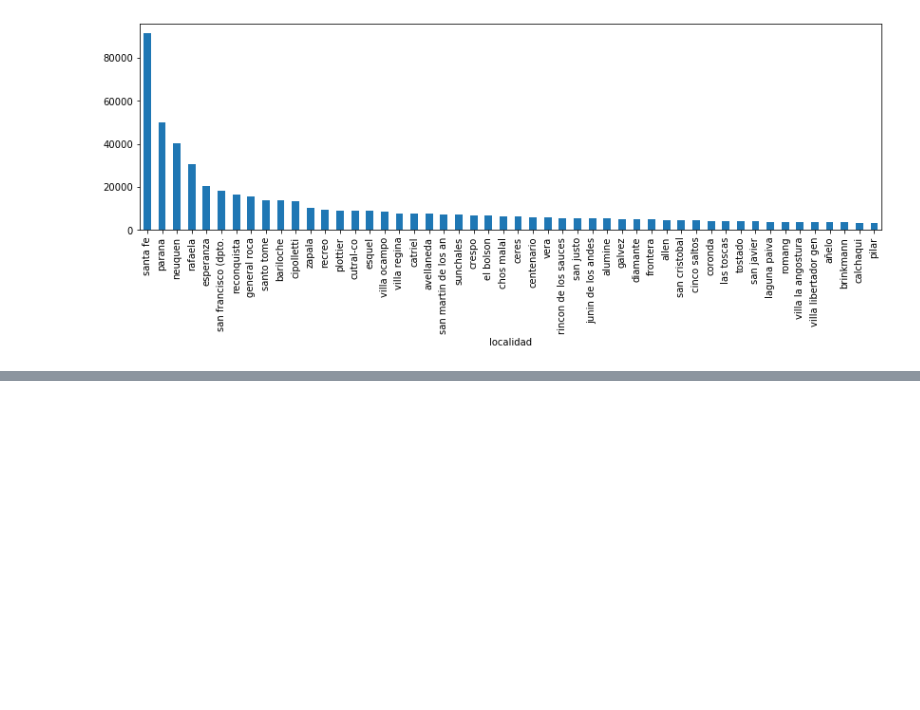
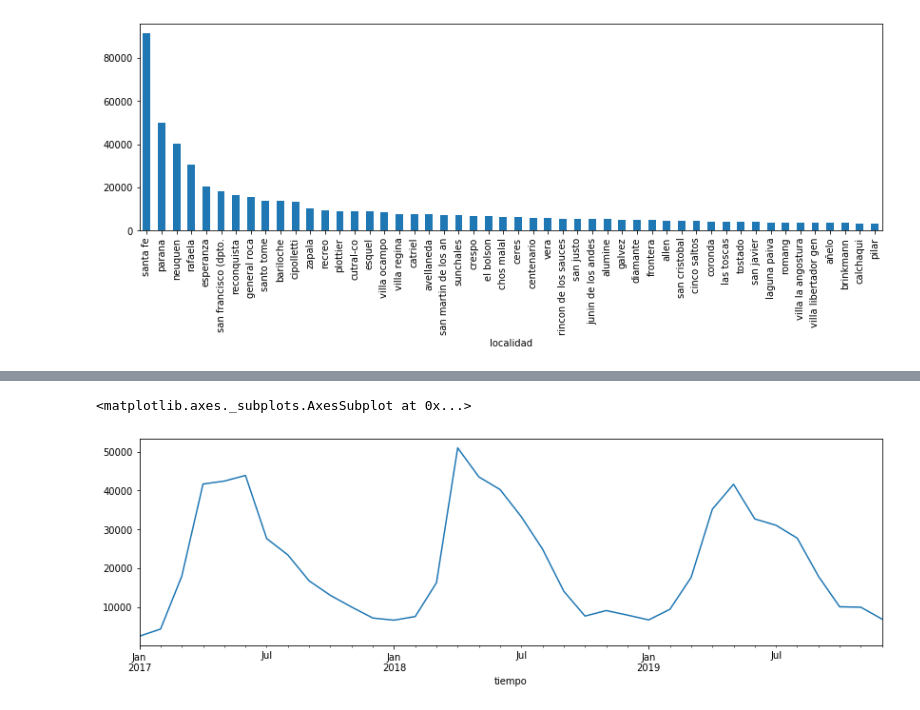
Before and after one commit to coldwhitewinters/LV, a Jupyter notebook: notebooks/exploracion.ipynb, the cells around one changed output, grey strips where cells are left out. Saved outputs shown, nothing was run; the diff lists cells and outputs as text; code cells hidden in the pictures; blank space fills up the shorter version.

```diff
--- a/notebooks/exploracion.ipynb
+++ b/notebooks/exploracion.ipynb
@@ -133,3 +182,8 @@ data.groupby("tiempo")["u pedidas"].sum().rolling(window=15).mean().plot()
+# %%
+serie_total.resample("M").sum().plot()
+# %% [output]
+<matplotlib.axes._subplots.AxesSubplot at 0x...>
+[figure, added]
 # %%
 series_por_producto = data.groupby(["tiempo", "producto"])["u pedidas"].sum().unstack().fillna(0)
 tendencias_por_producto = series_por_producto.rolling(window=7).mean()
```
Also changed, not shown: parts of 35 cells of this notebook.
